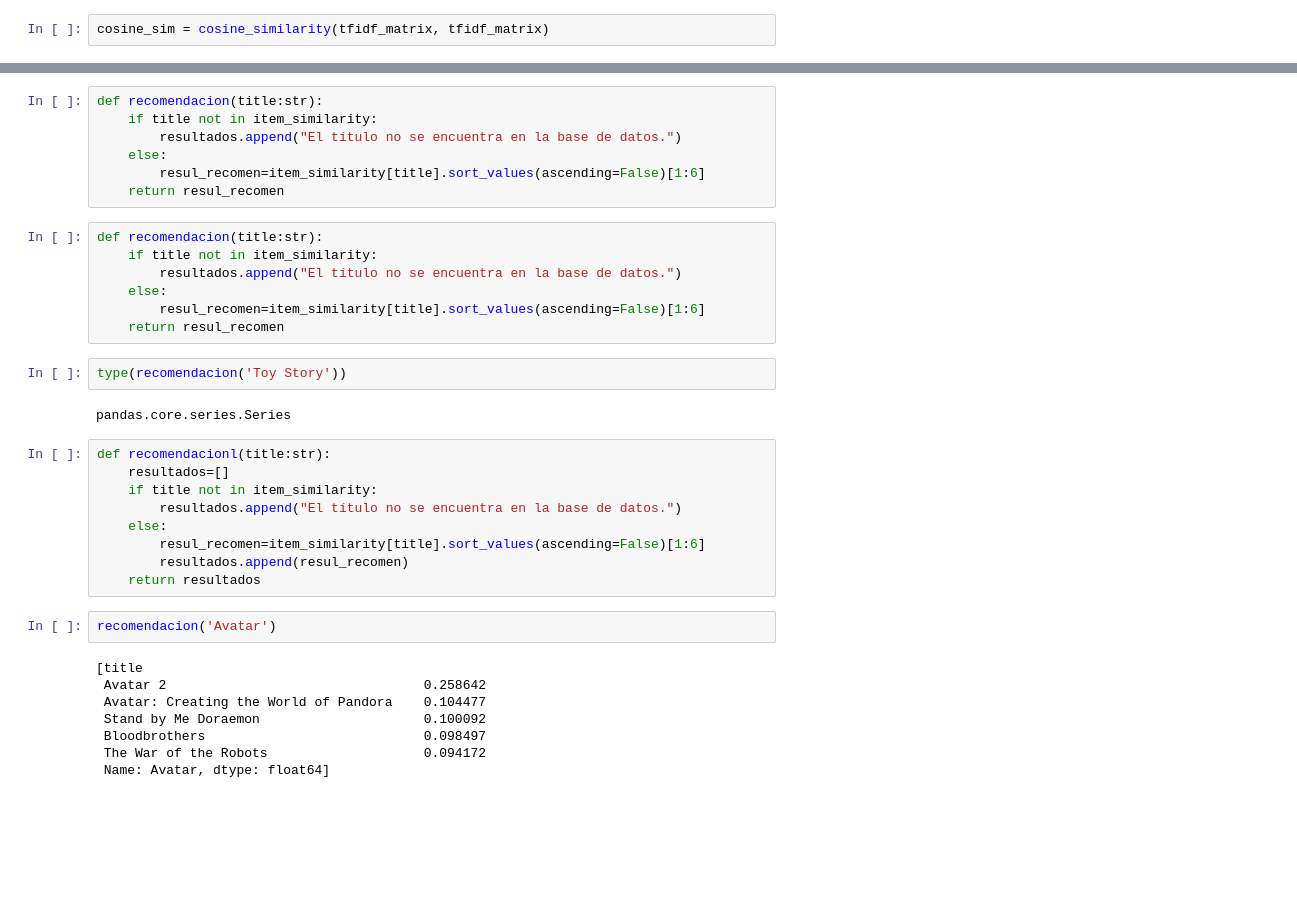
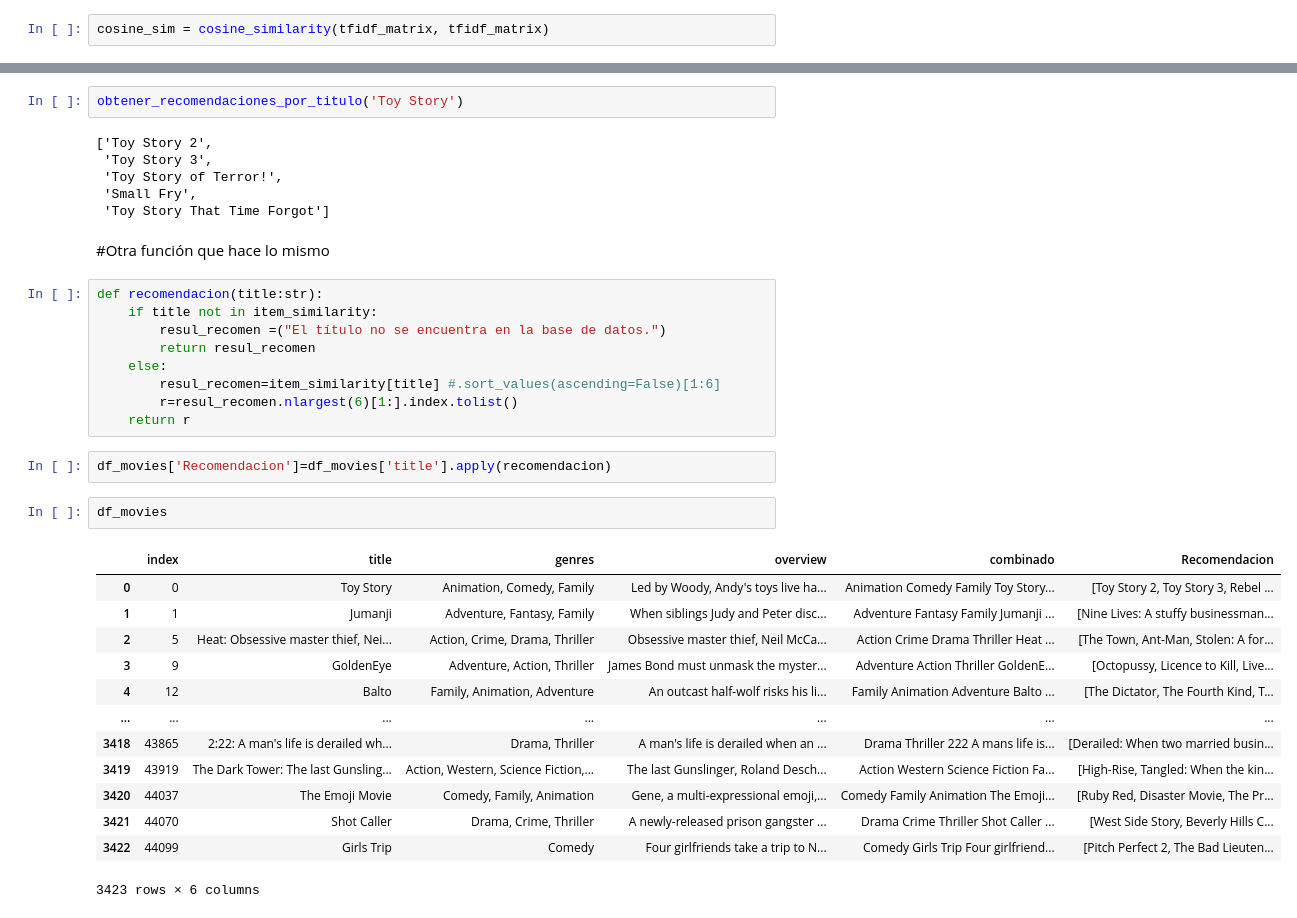
Before and after one commit to Benjaminmxxx/MoviesRecomendation, a Jupyter notebook: NoteBooks/ML.ipynb, the cells around one changed output, grey strips where cells are left out. Saved outputs shown, nothing was run; the diff lists cells and outputs as text; blank space fills up the shorter version.

```diff
--- a/NoteBooks/ML.ipynb
+++ b/NoteBooks/ML.ipynb
@@ -87,37 +112,37 @@ df
+# %%
+obtener_recomendaciones_por_titulo('Toy Story')
+# %% [output]
+['Toy Story 2',
+ 'Toy Story 3',
+ 'Toy Story of Terror!',
+ 'Small Fry',
+ 'Toy Story That Time Forgot']
+# %% [markdown]
+#Otra función que hace lo mismo
 # %%
 def recomendacion(title:str):
     if title not in item_similarity:
-        resultados.append("El título no se encuentra en la base de datos.")
+        resul_recomen =("El título no se encuentra en la base de datos.")
+        return resul_recomen
     else:
-        resul_recomen=item_similarity[title].sort_values(ascending=False)[1:6]
-    return resul_recomen
+        resul_recomen=item_similarity[title] #.sort_values(ascending=False)[1:6]
+        r=resul_recomen.nlargest(6)[1:].index.tolist()
+    return r
-# %%
-def recomendacion(title:str):
-    if title not in item_similarity:
-        resultados.append("El título no se encuentra en la base de datos.")
-    else:
-        resul_recomen=item_similarity[title].sort_values(ascending=False)[1:6]
-    return resul_recomen
-# %%
-type(recomendacion('Toy Story'))
-# %% [output]
-pandas.core.series.Series
-# %%
-def recomendacionl(title:str):
-    resultados=[]
-    if title not in item_similarity:
-        resultados.append("El título no se encuentra en la base de datos.")
-    else:
-        resul_recomen=item_similarity[title].sort_values(ascending=False)[1:6]
-        resultados.append(resul_recomen)
-    return resultados
-# %%
-recomendacion('Avatar')
-# %% [output]
-[title
- Avatar 2                                 0.258642
- Avatar: Creating the World of Pandora    0.104477
- Stand by Me Doraemon                     0.100092
- Bloodbrothers                            0.098497
- The War of the Robots                    0.094172
- Name: Avatar, dtype: float64]
+# %%
+df_movies['Recomendacion']=df_movies['title'].apply(recomendacion)
+# %%
+df_movies
+# %% [output]
+|  | index | title | genres | overview | combinado | Recomendacion |
+| 0 | 0 | Toy Story | Animation, Comedy, Family | Led by Woody, Andy's toys live ha... | Animation Comedy Family Toy Story... | [Toy Story 2, Toy Story 3, Rebel ... |
+| 1 | 1 | Jumanji | Adventure, Fantasy, Family | When siblings Judy and Peter disc... | Adventure Fantasy Family Jumanji ... | [Nine Lives: A stuffy businessman... |
+| 2 | 5 | Heat: Obsessive master thief, Nei... | Action, Crime, Drama, Thriller | Obsessive master thief, Neil McCa... | Action Crime Drama Thriller Heat ... | [The Town, Ant-Man, Stolen: A for... |
+| 3 | 9 | GoldenEye | Adventure, Action, Thriller | James Bond must unmask the myster... | Adventure Action Thriller GoldenE... | [Octopussy, Licence to Kill, Live... |
+| 4 | 12 | Balto | Family, Animation, Adventure | An outcast half-wolf risks his li... | Family Animation Adventure Balto ... | [The Dictator, The Fourth Kind, T... |
+| ... | ... | ... | ... | ... | ... | ... |
+| 3418 | 43865 | 2:22: A man's life is derailed wh... | Drama, Thriller | A man's life is derailed when an ... | Drama Thriller 222 A mans life is... | [Derailed: When two married busin... |
+| 3419 | 43919 | The Dark Tower: The last Gunsling... | Action, Western, Science Fiction,... | The last Gunslinger, Roland Desch... | Action Western Science Fiction Fa... | [High-Rise, Tangled: When the kin... |
+| 3420 | 44037 | The Emoji Movie | Comedy, Family, Animation | Gene, a multi-expressional emoji,... | Comedy Family Animation The Emoji... | [Ruby Red, Disaster Movie, The Pr... |
+| 3421 | 44070 | Shot Caller | Drama, Crime, Thriller | A newly-released prison gangster ... | Drama Crime Thriller Shot Caller ... | [West Side Story, Beverly Hills C... |
+| 3422 | 44099 | Girls Trip | Comedy | Four girlfriends take a trip to N... | Comedy Girls Trip Four girlfriend... | [Pitch Perfect 2, The Bad Lieuten... |
+3423 rows × 6 columns
```
Also changed, not shown: parts of 11 cells of this notebook, 1 other file.
